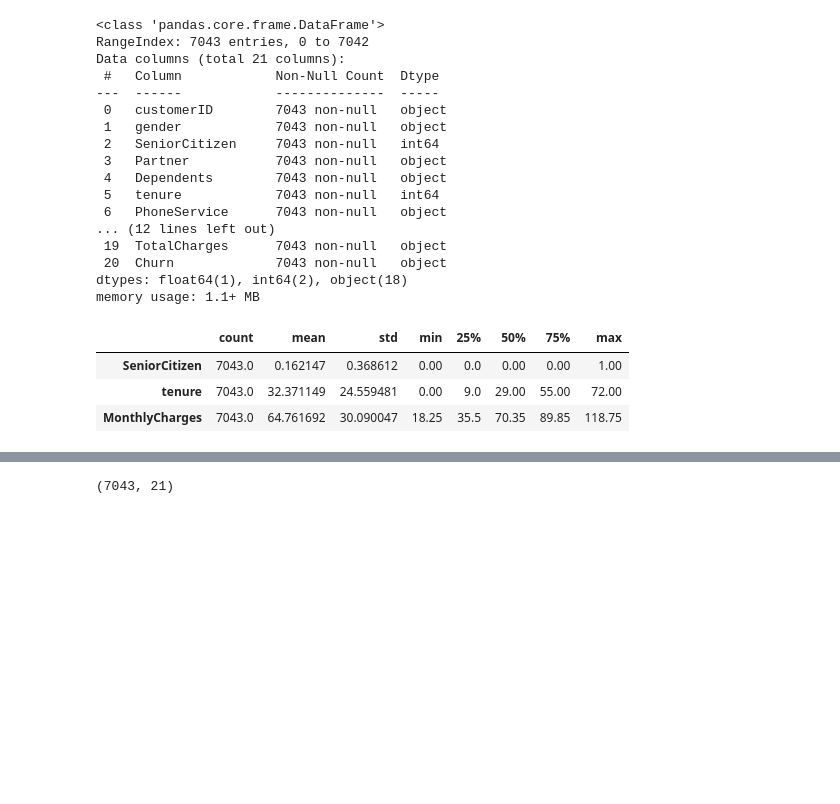
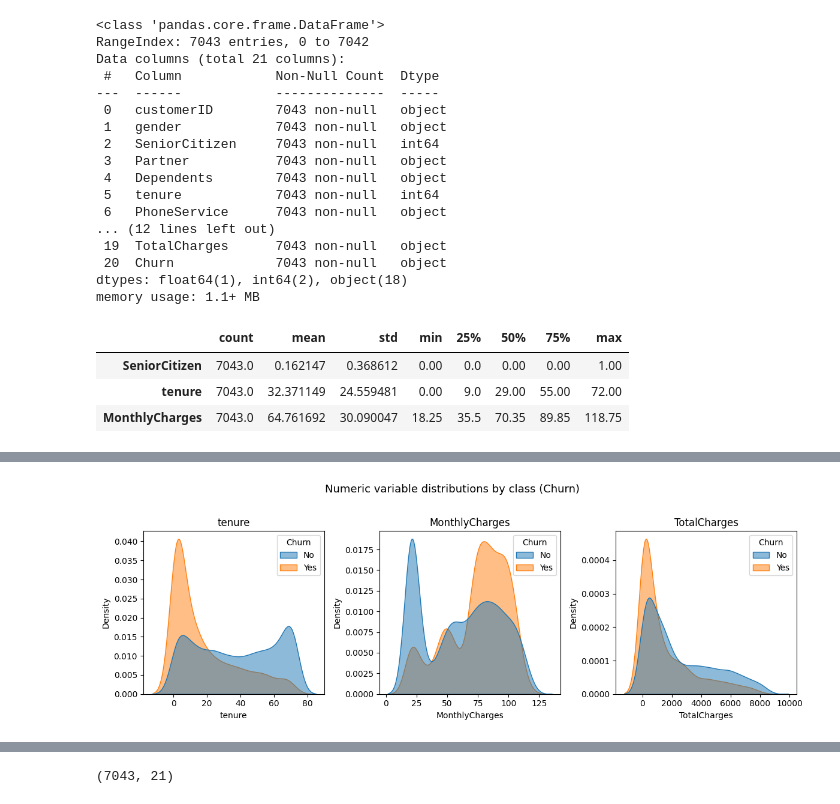
Before and after one commit to carloscastro4172/Machine-Learning, a Jupyter notebook: Mid_Machine/pipeline/pipeline_telco_churn.ipynb, the cells around one changed output, grey strips where cells are left out. Cells and saved outputs as stored; diff of their text form; code cells hidden in the pictures; blank space fills up the shorter version.

```diff
--- a/Mid_Machine/pipeline/pipeline_telco_churn.ipynb
+++ b/Mid_Machine/pipeline/pipeline_telco_churn.ipynb
@@ -80,0 +190,14 @@ telco_df.describe().T
+# %%
+# Distributions by class (Churn)
+plt.figure(figsize=(12, 4))
+for i, col in enumerate(num_cols_quick, 1):
+    plt.subplot(1, 3, i)
+    sns.kdeplot(
+        data=telco_num, x=col, hue="Churn", fill=True, common_norm=False, alpha=0.5
+    )
+    plt.title(f"{col}")
+plt.suptitle("Numeric variable distributions by class (Churn)", fontsize=13, y=1.02)
+plt.tight_layout()
+plt.show()
+# %% [output]
+[figure, added]
```
Also changed, not shown: parts of 42 cells of this notebook.
